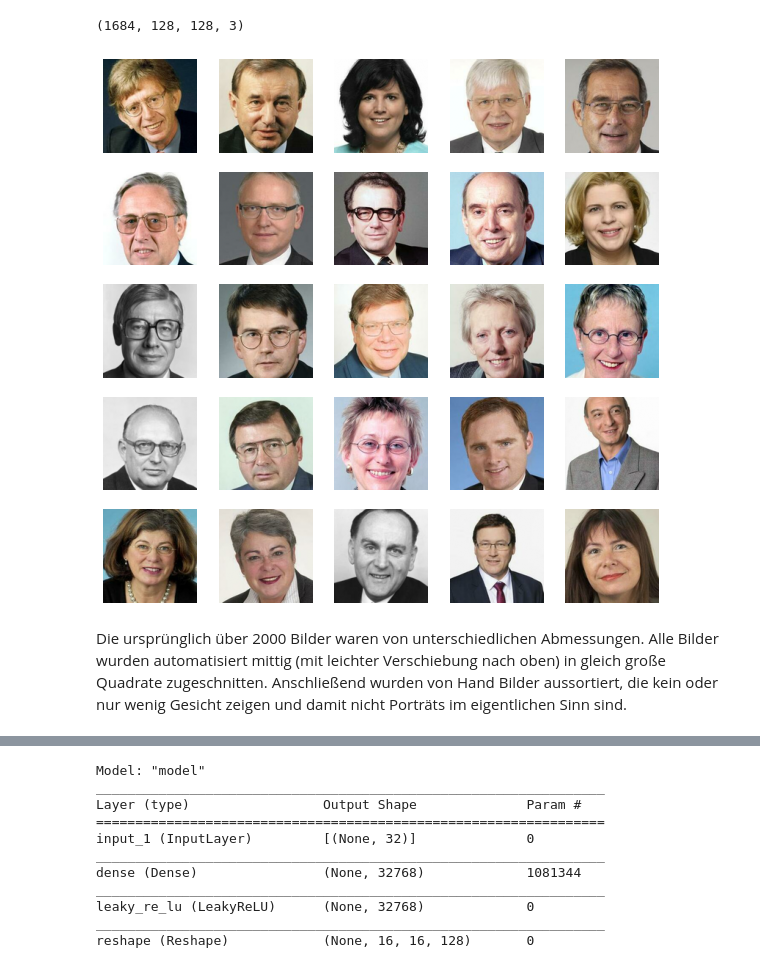
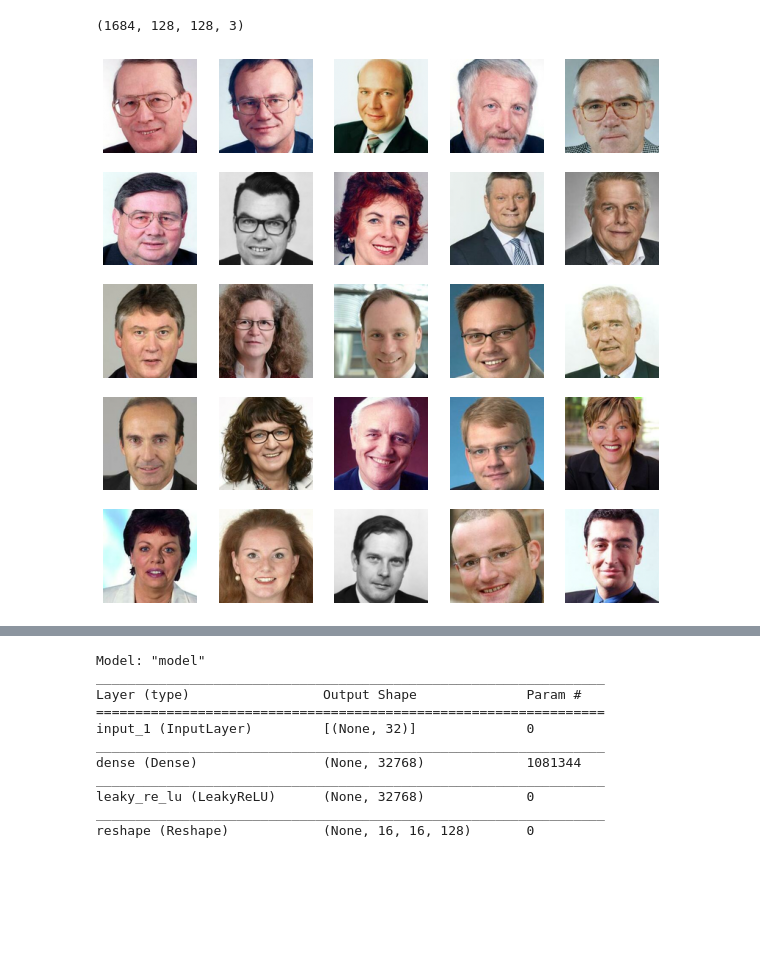
Before and after one commit to edg-stg/bt_gan, a Jupyter notebook: bt_gan.ipynb, the cells around one changed output, grey strips where cells are left out. Saved outputs shown, nothing was run; the diff lists cells and outputs as text; code cells hidden in the pictures; blank space fills up the shorter version.

```diff
--- a/bt_gan.ipynb
+++ b/bt_gan.ipynb
@@ -58,14 +75,13 @@ np.random.shuffle(images)
 (1684, 128, 128, 3)
 # %%
 #Display random 25 images
-plt.figure(1, figsize=(10, 10))
+fig = plt.figure(1, figsize=(10, 10))
 for i in range(25):
     ir = np.random.randint(IMAGES_COUNT)
     plt.subplot(5, 5, i+1)
     plt.imshow(images[ir])
     plt.axis('off')
 plt.show()
+fig.savefig('original_mdb_sample25.png', bbox_inches='tight')
 # %% [output]
-[figure, old version]
+[figure, new version]
-# %% [markdown]
-Die ursprünglich über 2000 Bilder waren von unterschiedlichen Abmessungen. Alle Bilder wurden automatisiert mittig (mit leichter Verschiebung nach oben) in gleich große Quadrate zugeschnitten. Anschließend wurden von Hand Bilder aussortiert, die kein oder nur wenig Gesicht zeigen und damit nicht Porträts im eigentlichen Sinn sind.
```
Also changed, not shown: parts of 31 cells of this notebook, 1 other file.
